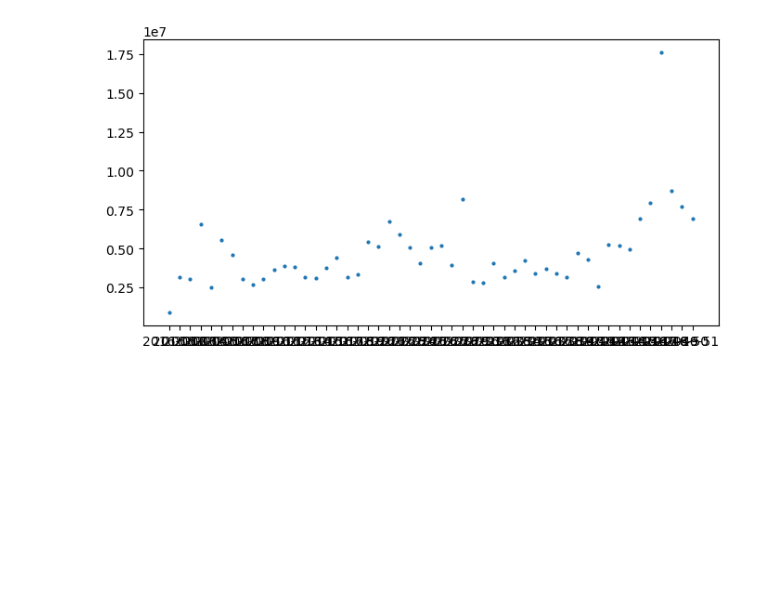
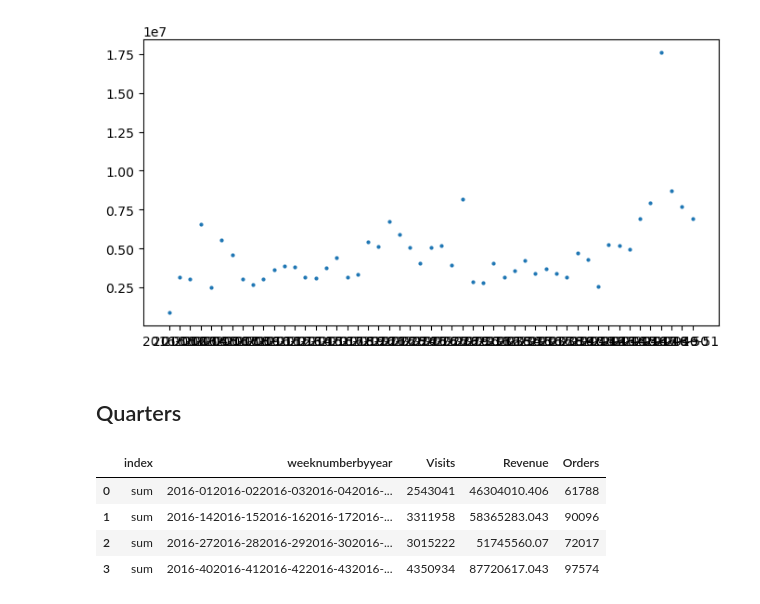
Before and after one commit to Datavizcowboy/PythonDatavizToolbox, a Jupyter notebook: Notebooks/07-Data_Analysis/02_E-Commerce_Metrics/00_Data_Description.ipynb, the cells around one changed output. Drawn from its saved outputs; the diff is of its cells as text; code cells hidden in the pictures; blank space fills up the shorter version.

Commit message:
Quarterly metrics

```diff
--- a/Notebooks/07-Data_Analysis/02_E-Commerce_Metrics/00_Data_Description.ipynb
+++ b/Notebooks/07-Data_Analysis/02_E-Commerce_Metrics/00_Data_Description.ipynb
@@ -141,3 +141,22 @@ gsd = pl.scatter(X, Y, s=4)
 [figure]
 # %%
 # pd.Series(data["Revenue"]).value_counts().plot(kind='bar')
+# %% [markdown]
+## Quarters
+# %%
+Q1_performance = performance_per_week[(performance_per_week.index>=0) & (performance_per_week.index<13)]
+Q1_per = pd.DataFrame(Q1_performance.sum(), columns=['sum']).T.reset_index()
+Q2_performance = performance_per_week[(performance_per_week.index>=13) & (performance_per_week.index<26)]
+Q2_per = pd.DataFrame(Q2_performance.sum(), columns=['sum']).T.reset_index()
+Q3_performance = performance_per_week[(performance_per_week.index>=26) & (performance_per_week.index<39)]
+Q3_per = pd.DataFrame(Q3_performance.sum(), columns=['sum']).T.reset_index()
+Q4_performance = performance_per_week[(performance_per_week.index>=39) & (performance_per_week.index<53)]
+Q4_per = pd.DataFrame(Q4_performance.sum(), columns=['sum']).T.reset_index()
+performance_quartiers = pd.concat([Q1_per, Q2_per, Q3_per, Q4_per], ignore_index=True)
+performance_quartiers
+# %% [output]
+|  | index | weeknumberbyyear | Visits | Revenue | Orders |
+| 0 | sum | 2016-012016-022016-032016-042016-... | 2543041 | 46304010.406 | 61788 |
+| 1 | sum | 2016-142016-152016-162016-172016-... | 3311958 | 58365283.043 | 90096 |
+| 2 | sum | 2016-272016-282016-292016-302016-... | 3015222 | 51745560.07 | 72017 |
+| 3 | sum | 2016-402016-412016-422016-432016-... | 4350934 | 87720617.043 | 97574 |
```
Also changed, not shown: parts of 3 cells of this notebook.
